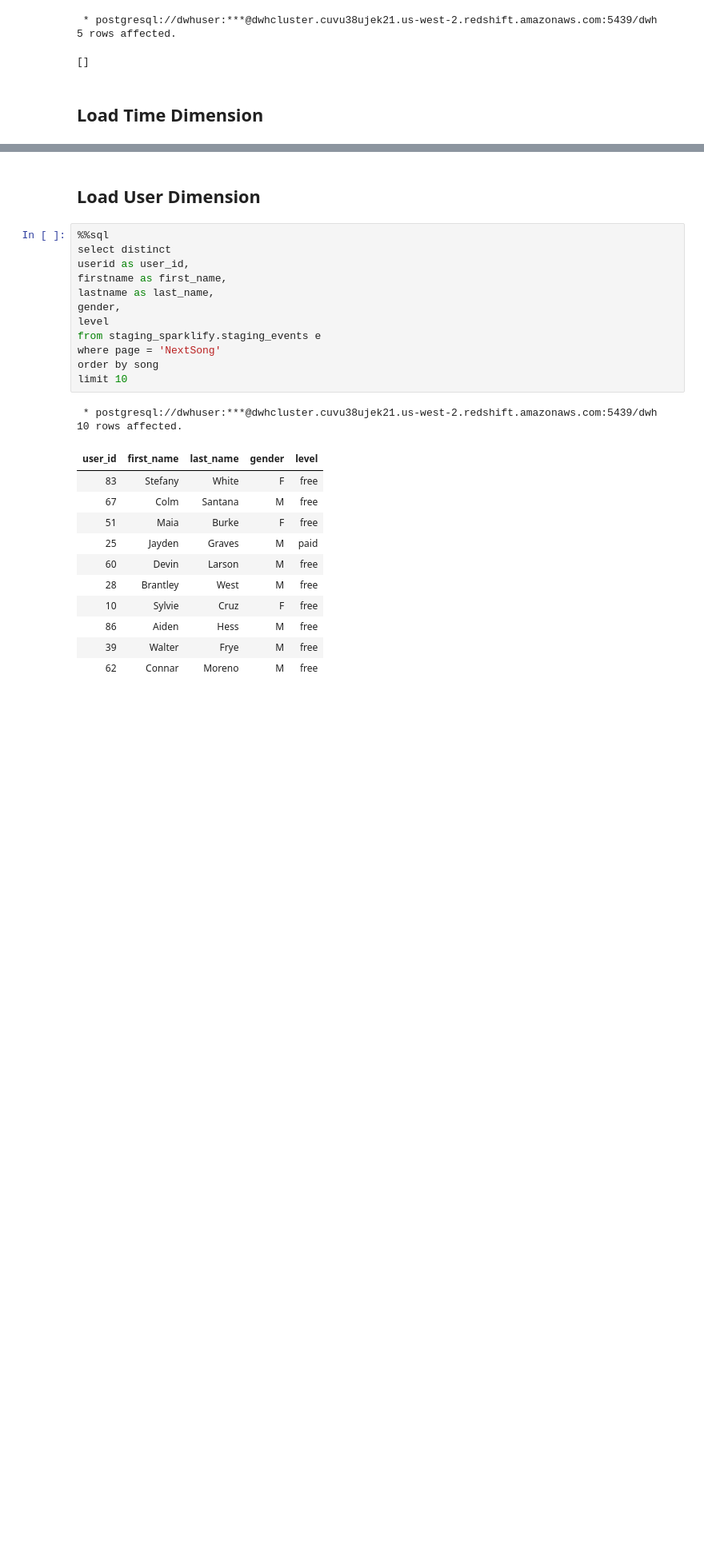
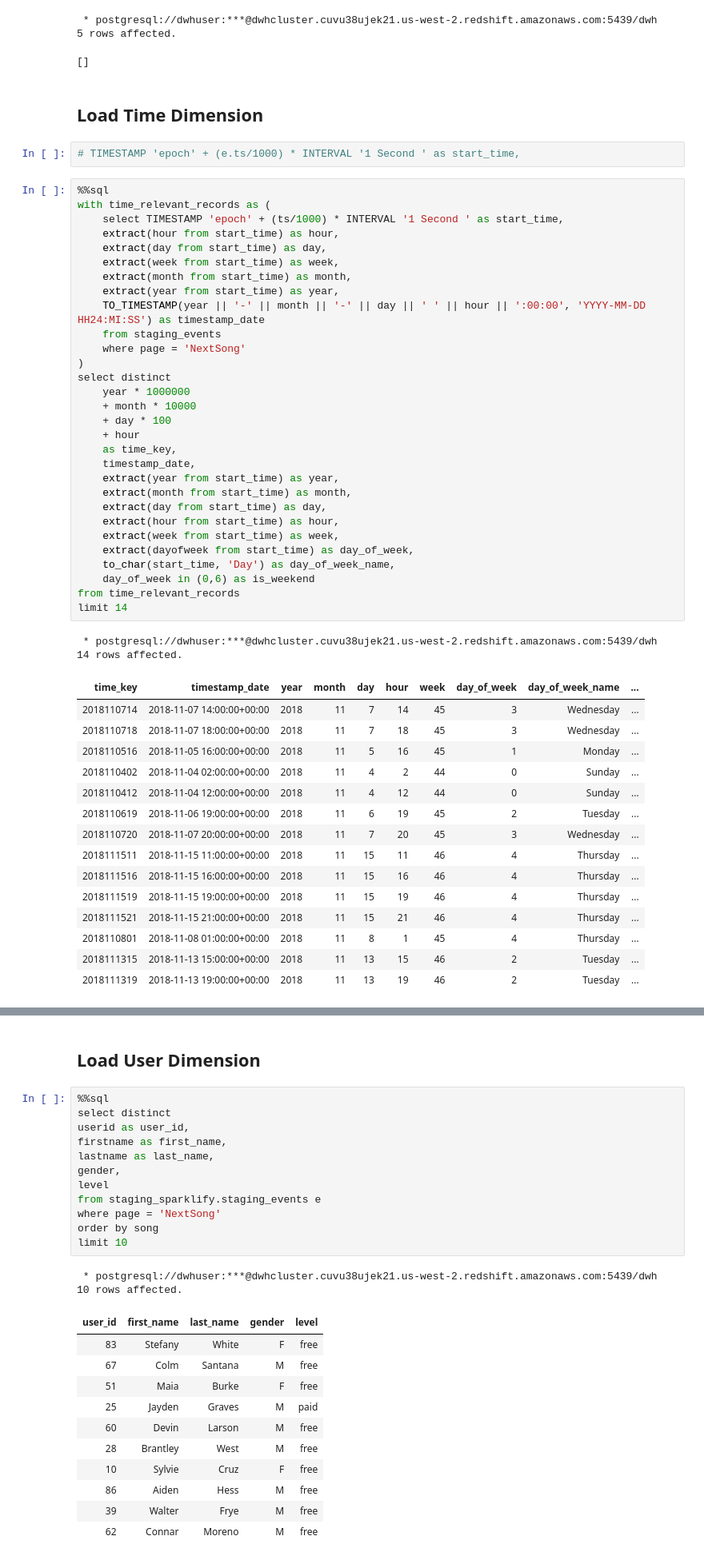
Before and after one commit to joseph-higaki/UDataEng_L03_P02_S3toRedshiftDW, a Jupyter notebook: etl_draft.ipynb, the cells around one changed output, grey strips where cells are left out. Shown at 80% size. Drawn from its saved outputs; the diff is of its cells as text; blank space fills up the shorter version.

Commit message:
Time dimension at YMD-h level

```diff
--- a/etl_draft.ipynb
+++ b/etl_draft.ipynb
@@ -480,3 +515,53 @@ limit 5
 []
 # %% [markdown]
 ## Load Time Dimension
+# %%
+# TIMESTAMP 'epoch' + (e.ts/1000) * INTERVAL '1 Second ' as start_time,
+# %%
+%%sql
+with time_relevant_records as (
+    select TIMESTAMP 'epoch' + (ts/1000) * INTERVAL '1 Second ' as start_time,
+    extract(hour from start_time) as hour,
+    extract(day from start_time) as day,
+    extract(week from start_time) as week,
+    extract(month from start_time) as month,
+    extract(year from start_time) as year,
+    TO_TIMESTAMP(year || '-' || month || '-' || day || ' ' || hour || ':00:00', 'YYYY-MM-DD HH24:MI:SS') as timestamp_date
+    from staging_events
+    where page = 'NextSong'
+)
+select distinct
+    year * 1000000
+    + month * 10000
+    + day * 100
+    + hour
+    as time_key,
+    timestamp_date,
+    extract(year from start_time) as year,
+    extract(month from start_time) as month,
+    extract(day from start_time) as day,
+    extract(hour from start_time) as hour,
+    extract(week from start_time) as week,
+    extract(dayofweek from start_time) as day_of_week,
+    to_char(start_time, 'Day') as day_of_week_name,
+    day_of_week in (0,6) as is_weekend
+from time_relevant_records
+limit 14
+# %% [output]
+ * postgresql://dwhuser:***@dwhcluster.cuvu38ujek21.us-west-2.redshift.amazonaws.com:5439/dwh
+14 rows affected.
+| time_key | timestamp_date | year | month | day | hour | week | day_of_week | day_of_week_name | ... |
+| 2018110714 | 2018-11-07 14:00:00+00:00 | 2018 | 11 | 7 | 14 | 45 | 3 | Wednesday | ... |
+| 2018110718 | 2018-11-07 18:00:00+00:00 | 2018 | 11 | 7 | 18 | 45 | 3 | Wednesday | ... |
+| 2018110516 | 2018-11-05 16:00:00+00:00 | 2018 | 11 | 5 | 16 | 45 | 1 | Monday | ... |
+| 2018110402 | 2018-11-04 02:00:00+00:00 | 2018 | 11 | 4 | 2 | 44 | 0 | Sunday | ... |
+| 2018110412 | 2018-11-04 12:00:00+00:00 | 2018 | 11 | 4 | 12 | 44 | 0 | Sunday | ... |
+| 2018110619 | 2018-11-06 19:00:00+00:00 | 2018 | 11 | 6 | 19 | 45 | 2 | Tuesday | ... |
+| 2018110720 | 2018-11-07 20:00:00+00:00 | 2018 | 11 | 7 | 20 | 45 | 3 | Wednesday | ... |
+| 2018111511 | 2018-11-15 11:00:00+00:00 | 2018 | 11 | 15 | 11 | 46 | 4 | Thursday | ... |
+| 2018111516 | 2018-11-15 16:00:00+00:00 | 2018 | 11 | 15 | 16 | 46 | 4 | Thursday | ... |
+| 2018111519 | 2018-11-15 19:00:00+00:00 | 2018 | 11 | 15 | 19 | 46 | 4 | Thursday | ... |
+| 2018111521 | 2018-11-15 21:00:00+00:00 | 2018 | 11 | 15 | 21 | 46 | 4 | Thursday | ... |
+| 2018110801 | 2018-11-08 01:00:00+00:00 | 2018 | 11 | 8 | 1 | 45 | 4 | Thursday | ... |
+| 2018111315 | 2018-11-13 15:00:00+00:00 | 2018 | 11 | 13 | 15 | 46 | 2 | Tuesday | ... |
+| 2018111319 | 2018-11-13 19:00:00+00:00 | 2018 | 11 | 13 | 19 | 46 | 2 | Tuesday | ... |
```
Also changed, not shown: parts of 12 cells of this notebook, 1 other file.
